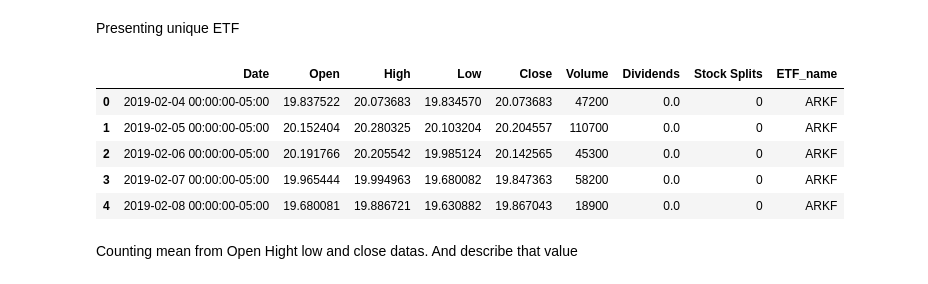
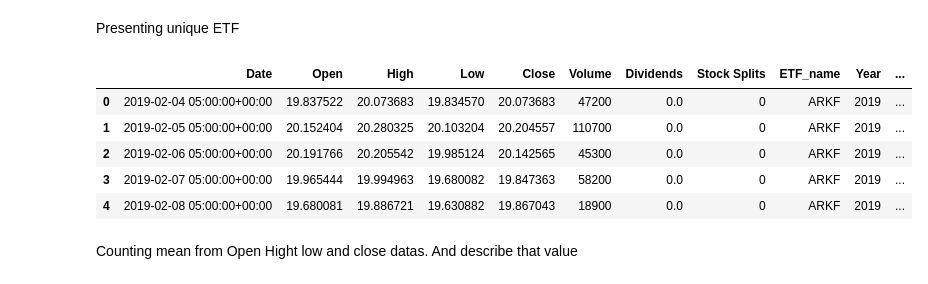
Before and after one commit to DanielSadowski91/ETF_Analisys, a Jupyter notebook: etf_information.ipynb, the cells around one changed output. Cells and saved outputs as stored; diff of their text form; code cells hidden in the pictures.

```diff
--- a/etf_information.ipynb
+++ b/etf_information.ipynb
@@ -35,17 +36,24 @@ Index(['Date', 'Open', 'High', 'Low', 'Close', 'Volume', 'Dividends',
       dtype='object')
 # %% [markdown]
 Presenting unique ETF
-# %%
-#Selecting unique ETF and setting the index. Checking data with head
-unique_etf = etf.index.unique()
-etf.head()
-# %% [output]
-|  | Date | Open | High | Low | Close | Volume | Dividends | Stock Splits | ETF_name |
-| 0 | 2019-02-04 00:00:00-05:00 | 19.837522 | 20.073683 | 19.834570 | 20.073683 | 47200 | 0.0 | 0 | ARKF |
-| 1 | 2019-02-05 00:00:00-05:00 | 20.152404 | 20.280325 | 20.103204 | 20.204557 | 110700 | 0.0 | 0 | ARKF |
-| 2 | 2019-02-06 00:00:00-05:00 | 20.191766 | 20.205542 | 19.985124 | 20.142565 | 45300 | 0.0 | 0 | ARKF |
-| 3 | 2019-02-07 00:00:00-05:00 | 19.965444 | 19.994963 | 19.680082 | 19.847363 | 58200 | 0.0 | 0 | ARKF |
-| 4 | 2019-02-08 00:00:00-05:00 | 19.680081 | 19.886721 | 19.630882 | 19.867043 | 18900 | 0.0 | 0 | ARKF |
+# %%
+#Selecting unique ETF and setting the index.
+unique_etf = etf.index.unique()
+
+
+#Adding columns with date and Checking data with head
+etf['Date'] = pd.to_datetime(etf['Date'], utc=True)
+etf['Year'] = etf['Date'].dt.year
+etf['Month'] = etf['Date'].dt.month
+etf['Day'] = etf['Date'].dt.day
+etf.head()
+# %% [output]
+|  | Date | Open | High | Low | Close | Volume | Dividends | Stock Splits | ETF_name | Year | ... |
+| 0 | 2019-02-04 05:00:00+00:00 | 19.837522 | 20.073683 | 19.834570 | 20.073683 | 47200 | 0.0 | 0 | ARKF | 2019 | ... |
+| 1 | 2019-02-05 05:00:00+00:00 | 20.152404 | 20.280325 | 20.103204 | 20.204557 | 110700 | 0.0 | 0 | ARKF | 2019 | ... |
+| 2 | 2019-02-06 05:00:00+00:00 | 20.191766 | 20.205542 | 19.985124 | 20.142565 | 45300 | 0.0 | 0 | ARKF | 2019 | ... |
+| 3 | 2019-02-07 05:00:00+00:00 | 19.965444 | 19.994963 | 19.680082 | 19.847363 | 58200 | 0.0 | 0 | ARKF | 2019 | ... |
+| 4 | 2019-02-08 05:00:00+00:00 | 19.680081 | 19.886721 | 19.630882 | 19.867043 | 18900 | 0.0 | 0 | ARKF | 2019 | ... |
 # %% [markdown]
 Counting mean from Open Hight low and close datas. And describe that value
 # %%
```
Also changed, not shown: parts of 4 cells of this notebook.
